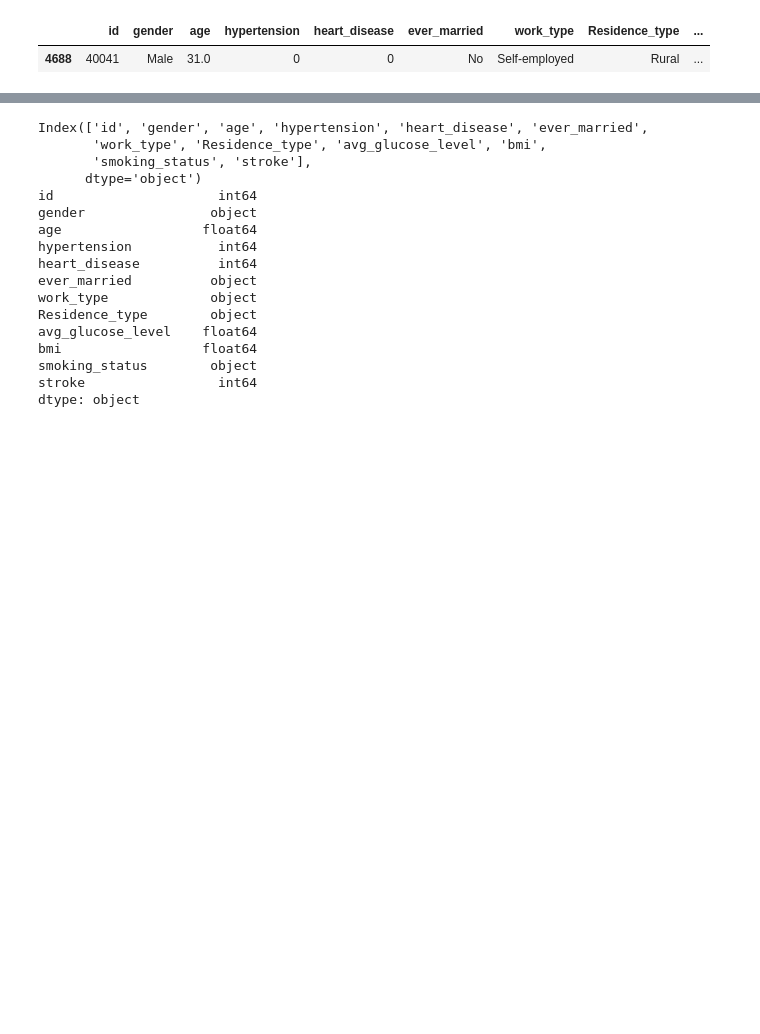
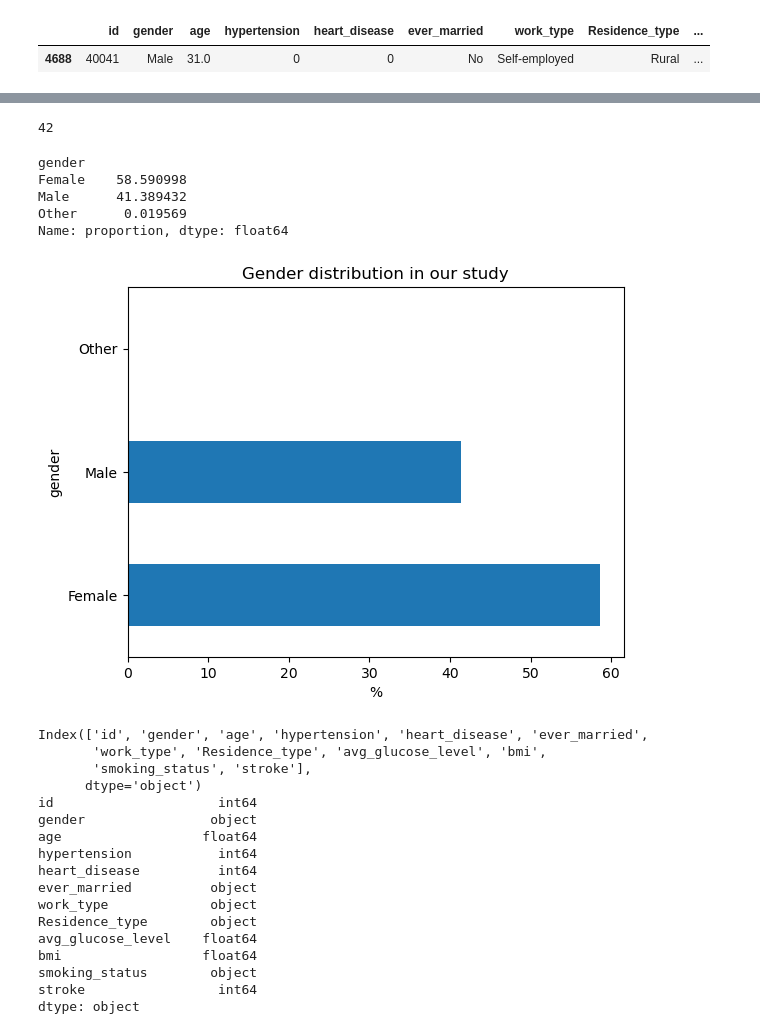
Before and after one commit to maptv/Data-Wrangling-with-Python, a Jupyter notebook: IntermediateDataWrangling/DataWranglingWithPandas/DataWranglingWithPandas-code.ipynb, the cells around one changed output, grey strips where cells are left out. Cells and saved outputs as stored; diff of their text form; code cells hidden in the pictures; blank space fills up the shorter version.

```diff
--- a/IntermediateDataWrangling/DataWranglingWithPandas/DataWranglingWithPandas-code.ipynb
+++ b/IntermediateDataWrangling/DataWranglingWithPandas/DataWranglingWithPandas-code.ipynb
@@ -1666 +1761,20 @@ df.sample(n=1, random_state=42)
+# %%
+ord("*")
+# %% [output]
+42
+# %%
+df["gender"].value_counts(normalize=True).mul(100)
+# %% [output]
+gender
+Female    58.590998
+Male      41.389432
+Other      0.019569
+Name: proportion, dtype: float64
+# %%
+df["gender"].value_counts(normalize=True).mul(100).sort_values(ascending=False).plot.barh(
+    xlabel="%",
+    title="Gender distribution in our study",
+);
+# %% [output]
+[figure, added]
 # %%
```
Also changed, not shown: parts of 145 cells of this notebook, 2 other files.
